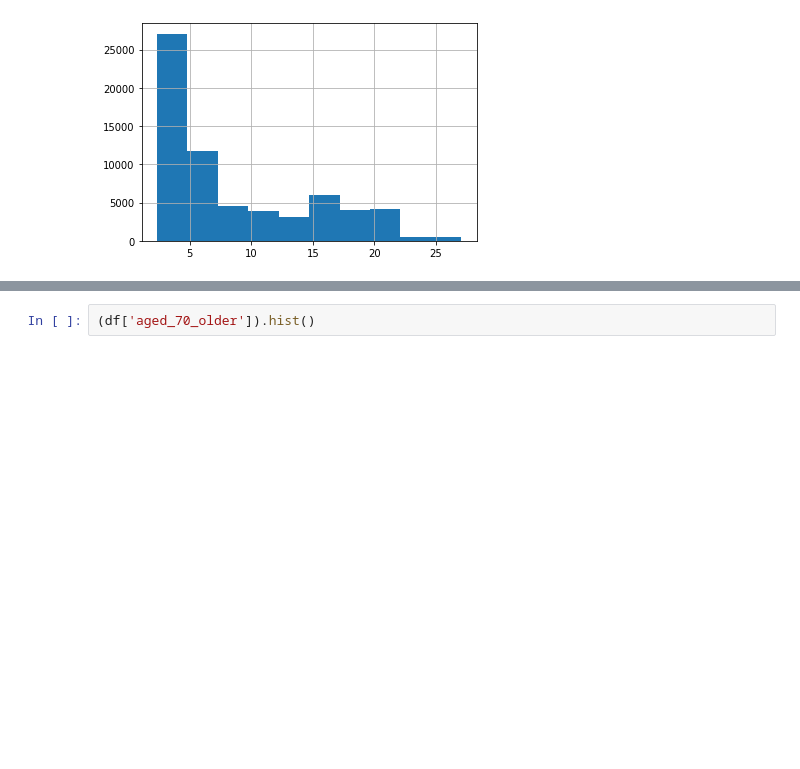
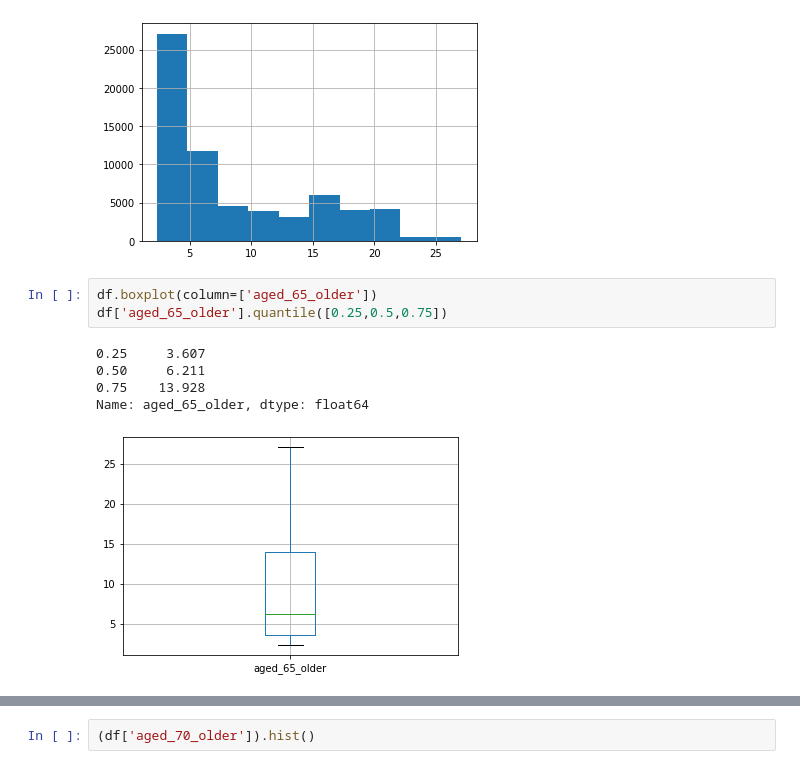
Before and after one commit to lluk4z/IF697-CienciaDeDados, a Jupyter notebook: Projeto01.ipynb, the cells around one changed output, grey strips where cells are left out. Saved outputs shown, nothing was run; the diff lists cells and outputs as text; blank space fills up the shorter version.

```diff
--- a/Projeto01.ipynb
+++ b/Projeto01.ipynb
@@ -127,3 +127,12 @@ df.head()
 # %% [output]
 <matplotlib.axes._subplots.AxesSubplot at 0x...>
 [figure]
+# %%
+df.boxplot(column=['aged_65_older'])
+df['aged_65_older'].quantile([0.25,0.5,0.75])
+# %% [output]
+0.25     3.607
+0.50     6.211
+0.75    13.928
+Name: aged_65_older, dtype: float64
+[figure, added]
```
Also changed, not shown: parts of 34 cells of this notebook.
